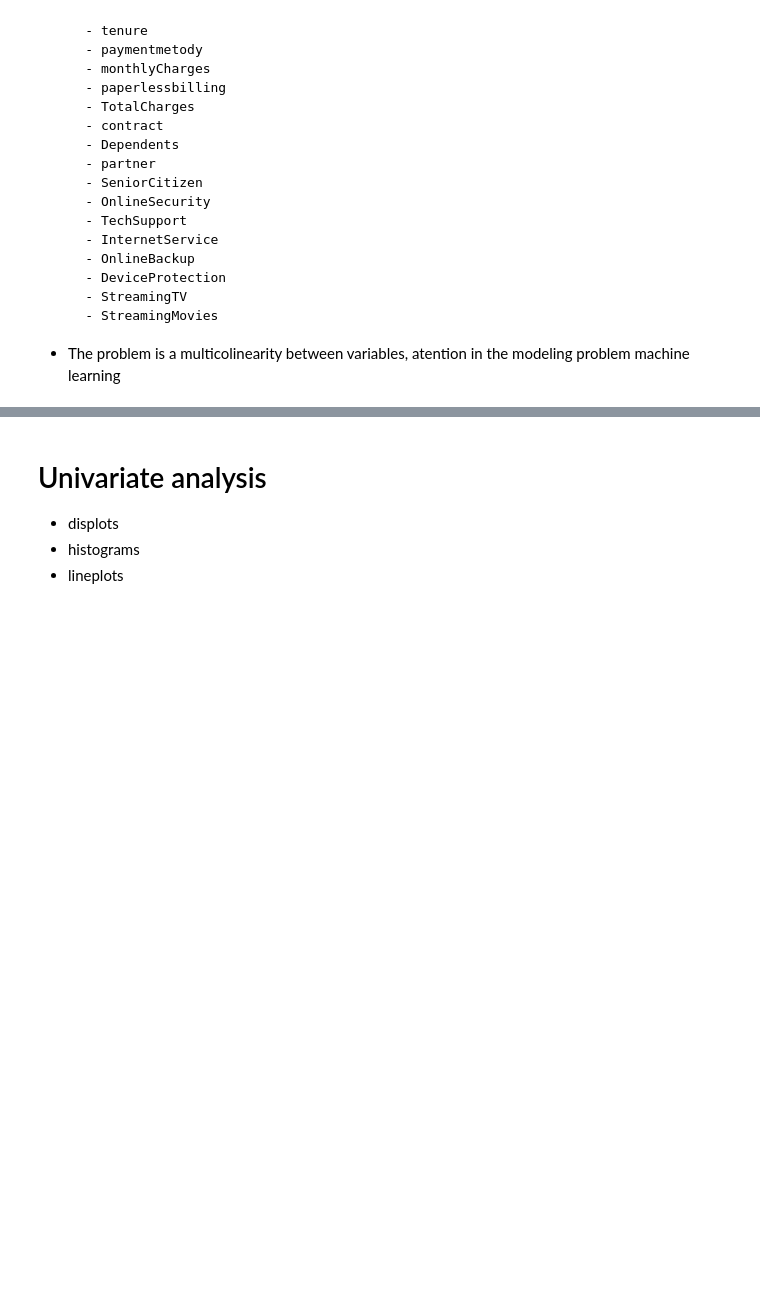
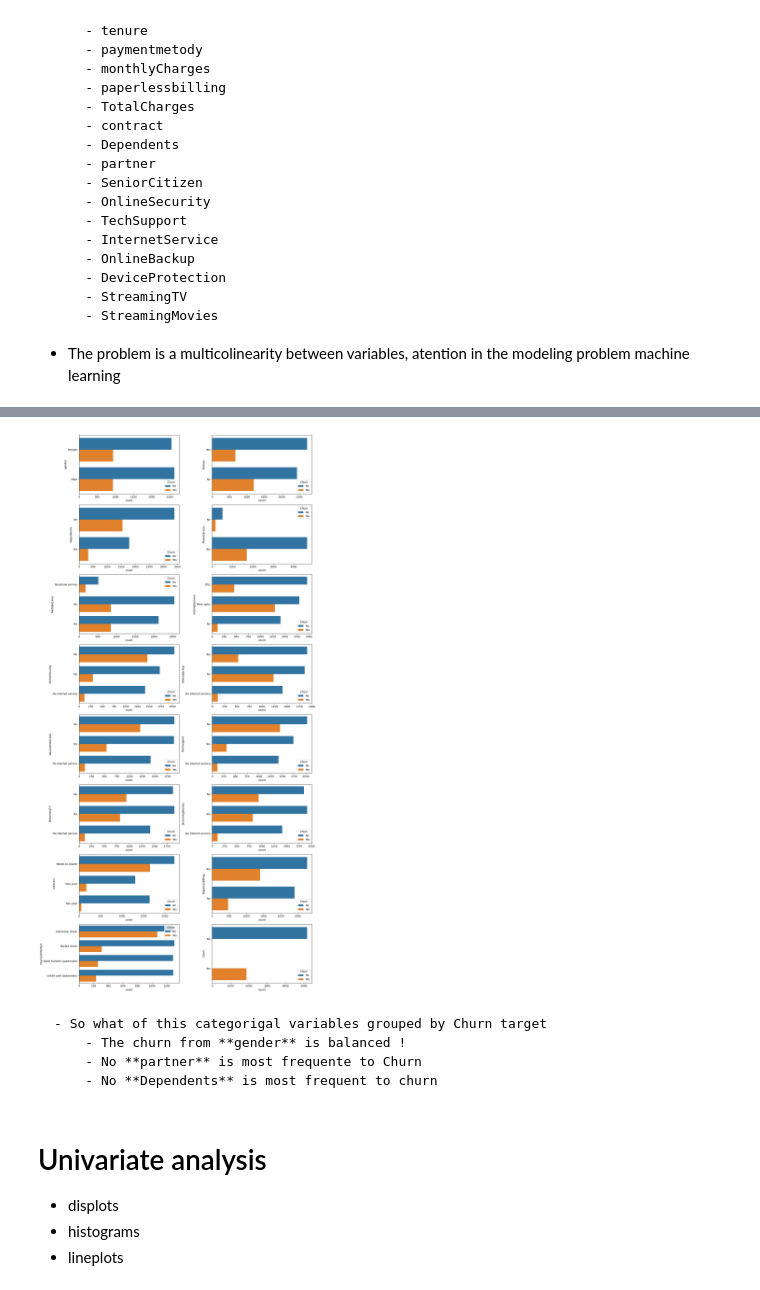
Before and after one commit to Eric-Oliveira-ds/Telco-Customer-Churn, a Jupyter notebook: notebook/EDA.ipynb, the cells around one changed output, grey strips where cells are left out. Drawn from its saved outputs; the diff is of its cells as text; code cells hidden in the pictures; blank space fills up the shorter version.

```diff
--- a/notebook/EDA.ipynb
+++ b/notebook/EDA.ipynb
@@ -293,0 +386,3 @@ Deprecated in NumPy 1.20; for more details and guidance: https://numpy.org/devdo
+# %%
+# select categorical variables and plot categorical figures to compare the distribuition of the categories
+df_count_plot = df2.select_dtypes(exclude=['int','float']).drop(['customerID'], axis=1)
@@ -294,3 +409,22 @@ Deprecated in NumPy 1.20; for more details and guidance: https://numpy.org/devdo
+# %%
+# visualizing Churn by categorical variables
+
+plt.figure(figsize=(15,30))
+
+for i in range(len(df_count_plot.columns)):
+
+    plt.subplot(8,2,i+1)
+
+    sns.countplot(data=df_count_plot, y= df_count_plot[df_count_plot.columns[i]], hue = "Churn" )
+
+    plt.tight_layout()
+# %% [output]
+[figure, added]
+# %% [markdown]
+    - So what of this categorigal variables grouped by Churn target
+        - The churn from **gender** is balanced !
+        - No **partner** is most frequente to Churn
+        - No **Dependents** is most frequent to churn
 # %% [markdown]
 # Univariate analysis
 - displots
```
Also changed, not shown: parts of 19 cells of this notebook.
